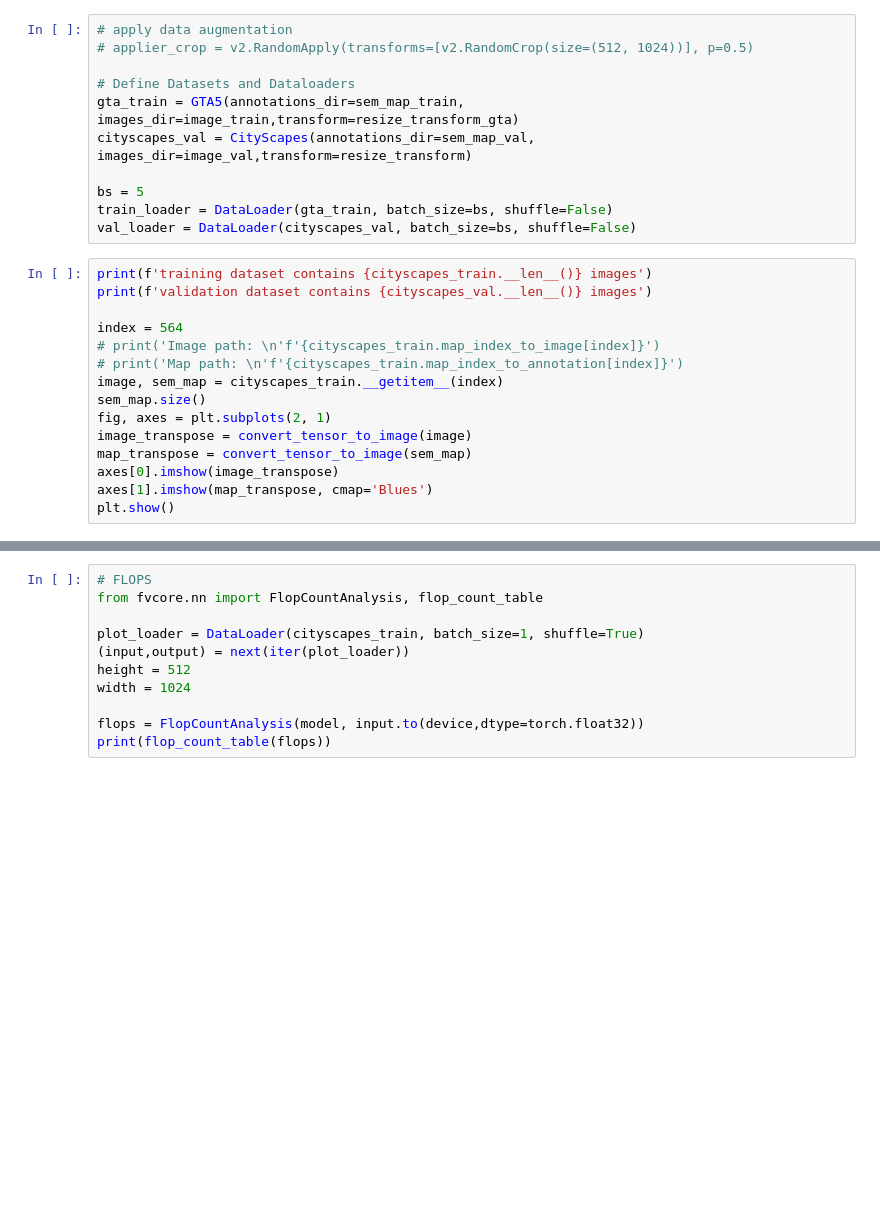
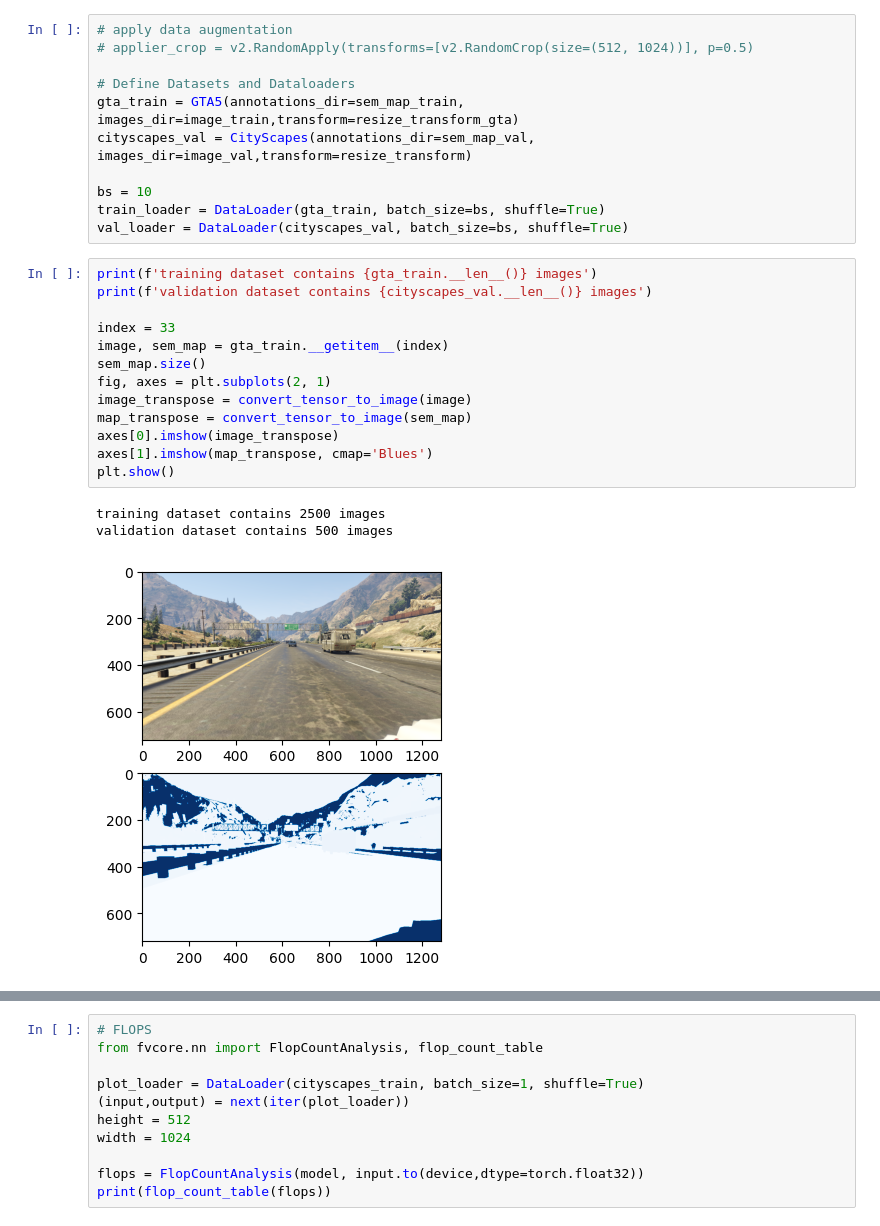
Before and after one commit to mattiaottoborgo/MLDL_project, a Jupyter notebook: gta_training.ipynb, the cells around one changed output, grey strips where cells are left out. Saved outputs shown, nothing was run; the diff lists cells and outputs as text; blank space fills up the shorter version.

```diff
--- a/gta_training.ipynb
+++ b/gta_training.ipynb
@@ -151,24 +186,26 @@ print(device)
 gta_train = GTA5(annotations_dir=sem_map_train, images_dir=image_train,transform=resize_transform_gta)
 cityscapes_val = CityScapes(annotations_dir=sem_map_val, images_dir=image_val,transform=resize_transform)
 
-bs = 5
-train_loader = DataLoader(gta_train, batch_size=bs, shuffle=False)
-val_loader = DataLoader(cityscapes_val, batch_size=bs, shuffle=False)
+bs = 10
+train_loader = DataLoader(gta_train, batch_size=bs, shuffle=True)
+val_loader = DataLoader(cityscapes_val, batch_size=bs, shuffle=True)
 # %%
-print(f'training dataset contains {cityscapes_train.__len__()} images')
+print(f'training dataset contains {gta_train.__len__()} images')
 print(f'validation dataset contains {cityscapes_val.__len__()} images')
 
-index = 564
-# print('Image path: \n'f'{cityscapes_train.map_index_to_image[index]}')
-# print('Map path: \n'f'{cityscapes_train.map_index_to_annotation[index]}')
-image, sem_map = cityscapes_train.__getitem__(index)
+index = 33
+image, sem_map = gta_train.__getitem__(index)
 sem_map.size()
 fig, axes = plt.subplots(2, 1)
 image_transpose = convert_tensor_to_image(image)
 map_transpose = convert_tensor_to_image(sem_map)
 axes[0].imshow(image_transpose)
 axes[1].imshow(map_transpose, cmap='Blues')
 plt.show()
+# %% [output]
+training dataset contains 2500 images
+validation dataset contains 500 images
+[figure, added]
 # %%
 # Define the model and load it to the device
 model = BiSeNet(num_classes=19, context_path='resnet18')
```
Also changed, not shown: parts of 10 cells of this notebook.
